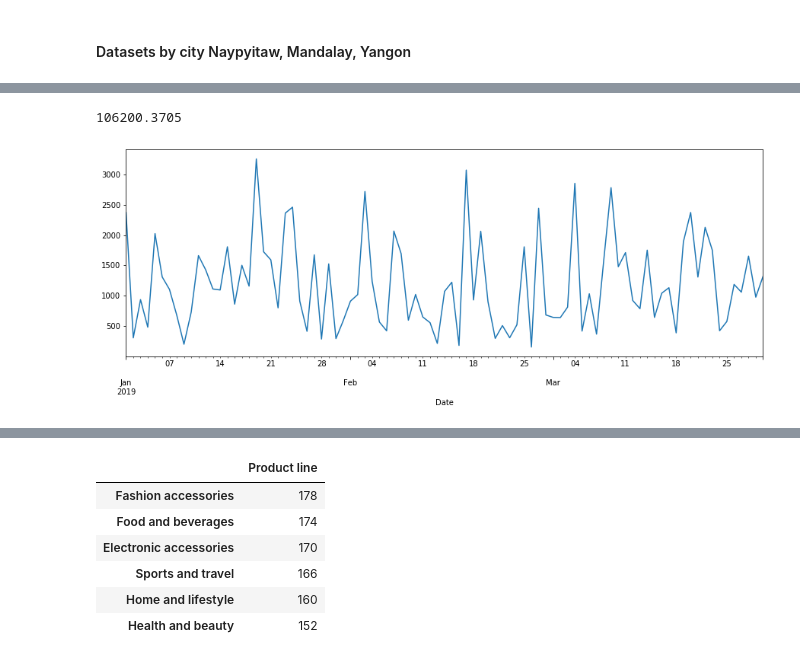
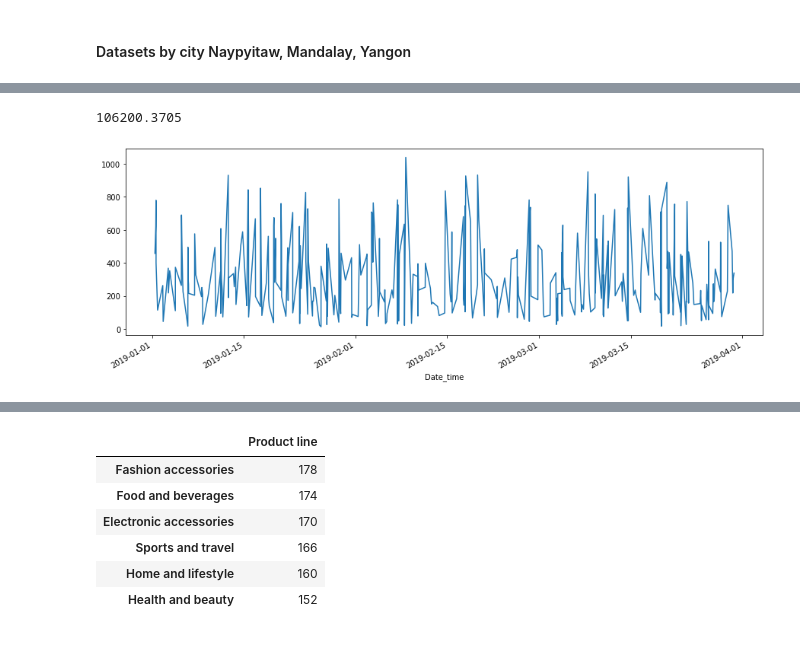
Before and after one commit to AAntunesNDS/supermarkt-sales, a Jupyter notebook: SupermarketSales.ipynb, the cells around one changed output, grey strips where cells are left out. Cells and saved outputs as stored; diff of their text form; code cells hidden in the pictures.

```diff
--- a/SupermarketSales.ipynb
+++ b/SupermarketSales.ipynb
@@ -40,14 +40,20 @@ print(python_version())
 # %% [output]
 3.6.9
 # %%
-data = pd.read_csv("Datas/supermarket-sales/supermarket_sales - Sheet1.csv",
-                  parse_dates=['Date'])
+data = pd.read_csv("Datas/supermarket-sales/supermarket_sales - Sheet1.csv")
 
 # id da compra dispensaveel
 data = data.drop('Invoice ID', axis = 1)
 
-# hora da compra dispensaveel
+# create date time columns
+data['Date_time'] = data['Date'] + ' ' + data['Time']
+
+# remove date and time separeted
 data = data.drop('Time', axis = 1)
+#data = data.drop('Date', axis = 1)
+
+data['Date_time'] = data['Date_time'].astype('datetime64[ns]')
+data['Date'] = data['Date'].astype('datetime64[ns]')
 
 # branch=city | Branch dispensaveel
 data = data.drop('Branch', axis = 1)
@@ -304,6 +311,6 @@ dt.sum()
 # %%
-total_mandalay = data_mandalay.groupby(data_mandalay['Date'])['Total'].sum().sum()
+total_mandalay = data_mandalay.groupby(data_mandalay['Date_time'])['Total'].sum().sum()
 citys.append(total_mandalay)
-data_mandalay.groupby(data_mandalay['Date'])['Total'].sum().plot(figsize = (15,5))
+data_mandalay.groupby(data_mandalay['Date_time'])['Total'].sum().plot(figsize = (15,5))
 total_mandalay
 # %% [output]
@@ -312,9 +319,9 @@ total_mandalay
 # %%
-total_yangon = data_yangon.groupby(data_yangon['Date'])['Total'].sum().sum()
+total_yangon = data_yangon.groupby(data_yangon['Date_time'])['Total'].sum().sum()
 citys.append(total_yangon)
-data_yangon.groupby(data_yangon['Date'])['Total'].sum().plot(figsize = (15,5))
+data_yangon.groupby(data_yangon['Date_time'])['Total'].sum().plot(figsize = (15,5))
 total_yangon
 # %% [output]
 106200.3705
-[figure, old version]
+[figure, new version]
 # %%
```
Also changed, not shown: parts of 33 cells of this notebook.
